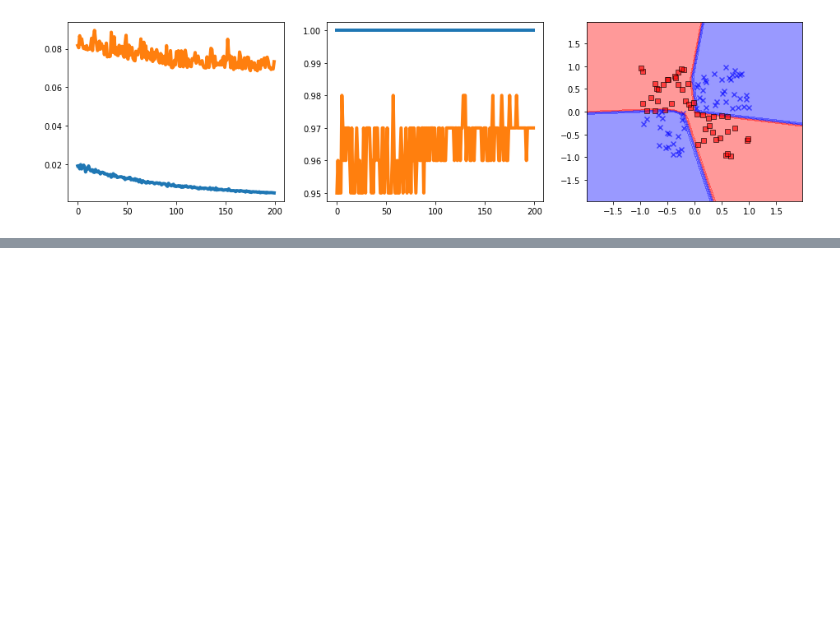
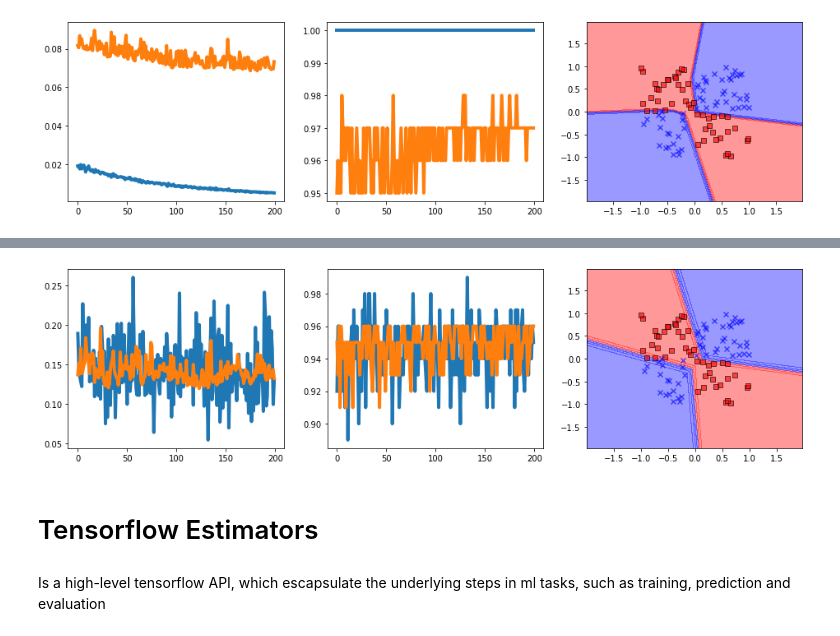
Before and after one commit to BlueElf246/datle2403, a Jupyter notebook: C14_Going_Deeper_The_Mechanics_of_Tensorflow.ipynb, the cells around one changed output, grey strips where cells are left out. Cells and saved outputs as stored; diff of their text form; code cells hidden in the pictures; blank space fills up the shorter version.

```diff
--- a/C14_Going_Deeper_The_Mechanics_of_Tensorflow.ipynb
+++ b/C14_Going_Deeper_The_Mechanics_of_Tensorflow.ipynb
@@ -343,0 +438,10 @@ plot_decision_regions(X=x_valid, y= y_valid.astype(np.integer), classifier= mode
+# %%
+tf.random.set_seed(1)
+model= tf.keras.Sequential([
+    NoisyLinear(4,noise_stddev=0.1),
+    tf.keras.layers.Dense(units=4,activation='relu'),
+    tf.keras.layers.Dense(units=4,activation='relu'),
+    tf.keras.layers.Dense(units=1, activation='sigmoid')
+])
+model.build(input_shape=(None,2))
+model.summary()
@@ -343,0 +467,17 @@ plot_decision_regions(X=x_valid, y= y_valid.astype(np.integer), classifier= mode
+# %%
+model.compile(loss=tf.keras.losses.BinaryCrossentropy(),metrics=tf.keras.metrics.BinaryAccuracy(),optimizer=tf.keras.optimizers.SGD())
+
+hist=model.fit(x=x_train, y=y_train, validation_data=(x_valid,y_valid),epochs=200, verbose=0, batch_size=2)
+# %%
+from run import plot_decision_regions
+history= hist.history
+fig= plt.figure(figsize=(16,4))
+ax= fig.add_subplot(1,3,1)
+plt.plot(history['loss'], lw=4)
+plt.plot(history['val_loss'], lw=4)
+ax= fig.add_subplot(1,3,2)
+plt.plot(history['binary_accuracy'], lw=4)
+plt.plot(history['val_binary_accuracy'], lw=4)
+ax= fig.add_subplot(1,3,3)
+plot_decision_regions(X=x_valid, y= y_valid.astype(np.integer), classifier= model)
+# %% [output]
@@ -343,0 +485,5 @@ plot_decision_regions(X=x_valid, y= y_valid.astype(np.integer), classifier= mode
+[figure, added]
+# %% [markdown]
+# Tensorflow Estimators
+# %% [markdown]
+Is a high-level tensorflow API, which escapsulate the underlying steps in ml tasks, such as training, prediction and evaluation
```
Also changed, not shown: parts of 30 cells of this notebook.
